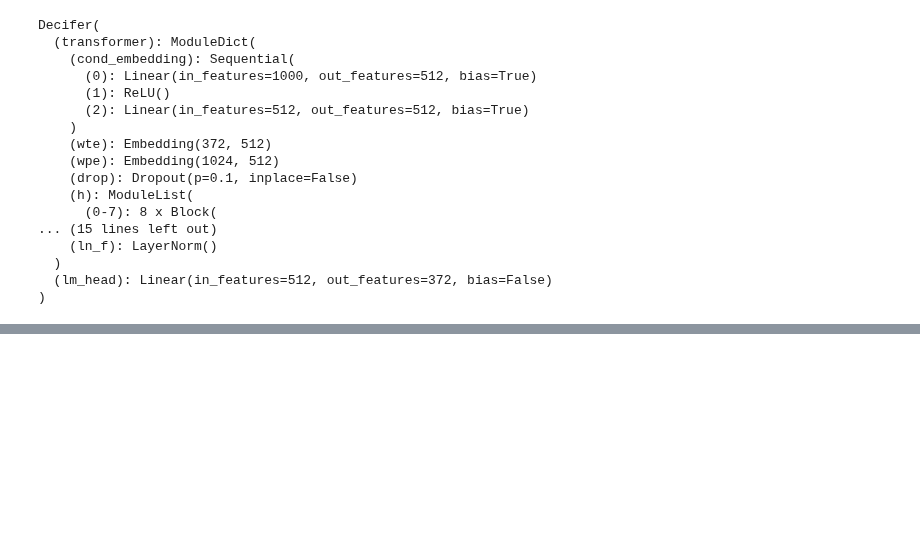
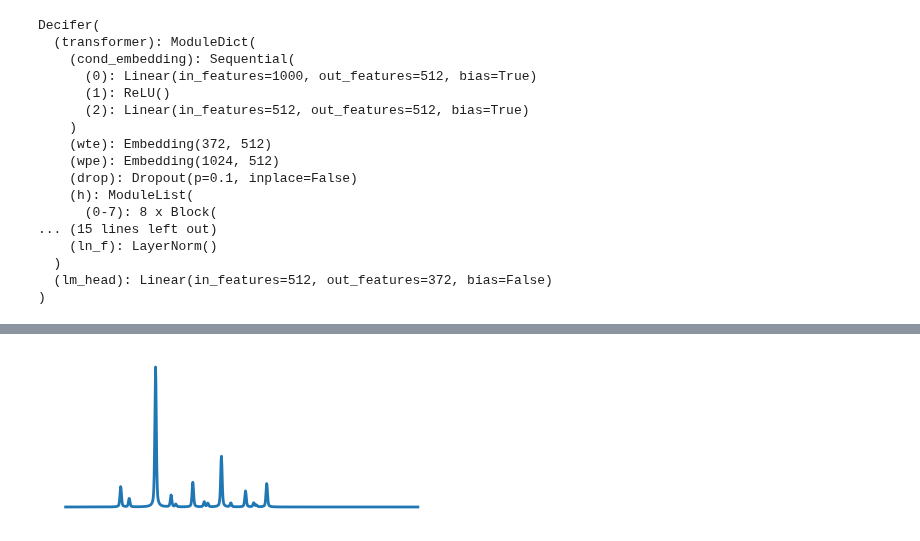
Before and after one commit to zhaohan-alan/decifier, a Jupyter notebook: notebooks/ad_hoc_cif_gen.ipynb, the cells around one changed output, grey strips where cells are left out. Saved outputs shown, nothing was run; the diff lists cells and outputs as text; code cells hidden in the pictures; blank space fills up the shorter version.

```diff
--- a/notebooks/ad_hoc_cif_gen.ipynb
+++ b/notebooks/ad_hoc_cif_gen.ipynb
@@ -113,0 +155,22 @@ plt.show()
+# %%
+xrd_out = disc_to_cont_xrd(
+    xrd_disc_q.unsqueeze(0),
+    xrd_disc_iq.unsqueeze(0),
+    qmin = 0.0,
+    qmax = 10.0,
+    qstep = 0.01,
+    fwhm_range = (0.05, 0.05),
+    noise_range = (0.00, 0.00),
+    mask_prob=0.0,
+    intensity_scale_range=(1.0, 1.0)
+)
+# %%
+fig, ax = plt.subplots(figsize=(5,2))
+
+ax.plot(xrd_out['q'], xrd_out['iq'].squeeze(0).numpy(), lw=2)
+ax.axis('off')
+
+plt.show()
+fig.savefig('test.pdf', facecolor=fig.get_facecolor(), transparent=True)
+# %% [output]
+[figure, added]
```
Also changed, not shown: parts of 5 cells of this notebook, 2 other files.
